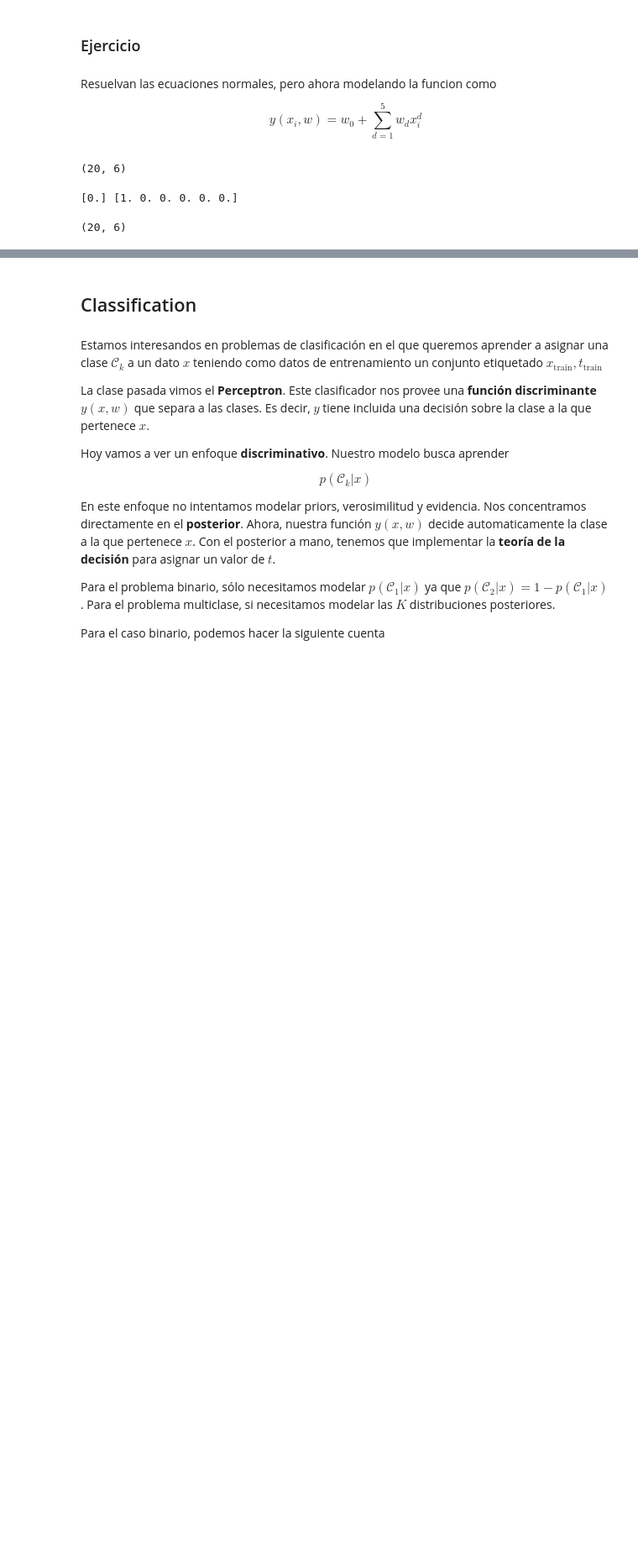
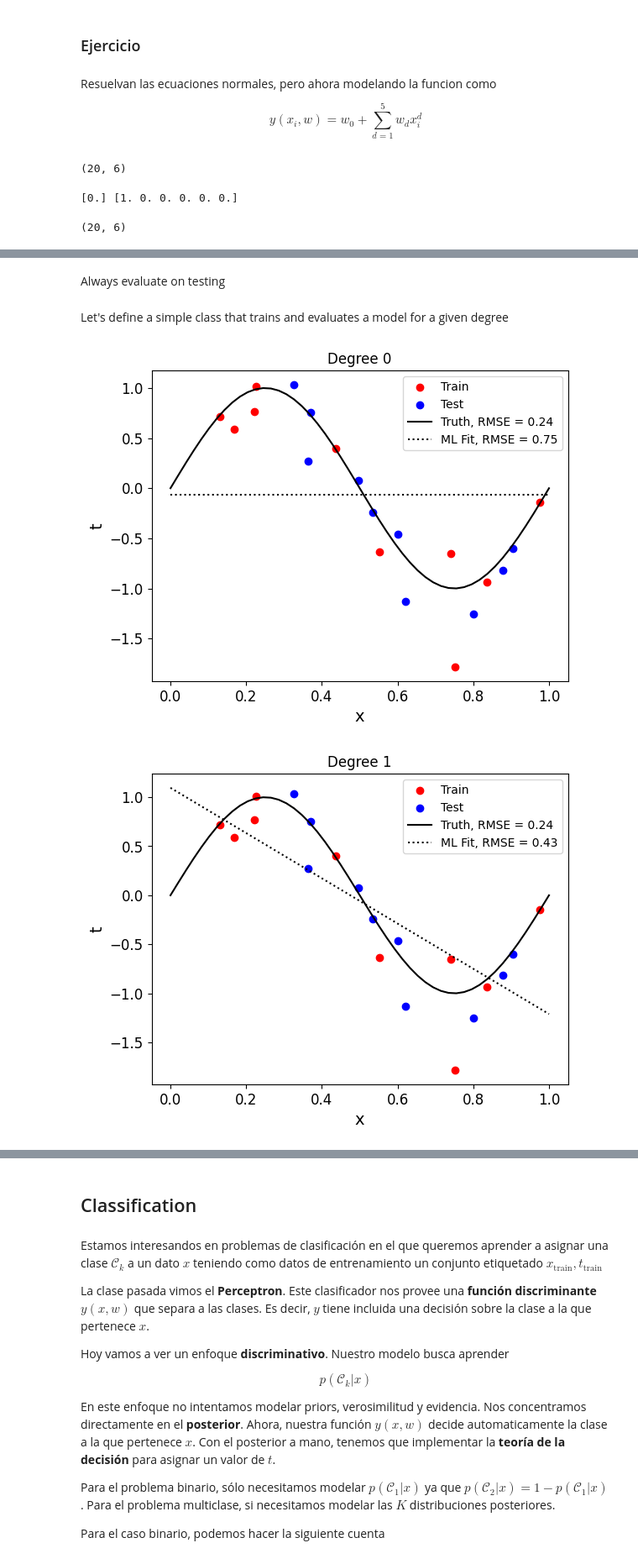
Before and after one commit to mcgen-ct/tutorials, a Jupyter notebook: ML/SimpleML.ipynb, the cells around one changed output, grey strips where cells are left out. Shown at 84% size. Cells and saved outputs as stored; diff of their text form; code cells hidden in the pictures; blank space fills up the shorter version.

Commit message:
Add more to SimpleML, to be split into four notebooks

```diff
--- a/ML/SimpleML.ipynb
+++ b/ML/SimpleML.ipynb
@@ -221,0 +220,52 @@ np.float64(0.3605491603448692)
+# %%
+N_SAMPLES = 10
+x = np.random.rand(N_SAMPLES, 1)
+t = np.sin(2*np.pi*x) + np.random.randn(N_SAMPLES, 1) * 0.3
+# %%
+def y_true(x):
+    return np.sin(2*np.pi*x)
+# %% [markdown]
+Always evaluate on testing
+# %%
+N_SAMPLES_TEST = 10
+x_test = np.random.rand(N_SAMPLES_TEST, 1)
+t_test = np.sin(2*np.pi*x_test)+ 0.3*np.random.randn(N_SAMPLES_TEST,1)
+# %% [markdown]
+Let's define a simple class that trains and evaluates a model for a given degree
+# %%
+class LinearModelDegree():
+    def __init__(self,degree):
+        self.degree = degree
+        self.wML = np.zeros(degree+1)
+
+    def fit(self,x,t):
+        Phi = np.array([x[:,0]**i for i in range(self.degree+1)]).T
+        A=np.dot(Phi.T,Phi)
+        b=np.dot(Phi.T,t)
+        self.wML=np.linalg.solve(A,b)
+        return self
+
+    def y_ML(self,x):
+        Phi = np.array([x[:,0]**i for i in range(self.degree+1)]).T
+        return np.dot(Phi,self.wML)
+
+    def Phi(self,x):
+        Phi = np.array([x[:,0]**i for i in range(self.degree+1)]).T
+        return Phi
+# %%
+xvals=np.linspace(0,1,num=50).reshape(-1,1)
+for degree in [0,1,5,11]:#range(6):
+    plt.scatter(x,t, c='red', label='Train')
+    plt.scatter(x_test,t_test, c='blue', label='Test')
+    model = LinearModelDegree(degree)
+    model.fit(x,t)
+    plt.plot(xvals,y_true(xvals),color='black',label='Truth, RMSE = '+str(np.round(rmse(t_test,y_true(x_test)),2)))
+    plt.plot(xvals,model.y_ML(xvals),color='black',linestyle='dotted',label='ML Fit, RMSE = '+str(np.round(rmse(t_test,model.y_ML(x_test)),2)))
+    plt.legend()
+    plt.xlabel('x')
+    plt.ylabel('t')
+    plt.title('Degree %i' % degree)
+    plt.show()
+# %% [output]
+[figure, added]
+[figure, added]
```
Also changed, not shown: parts of 120 cells of this notebook.
